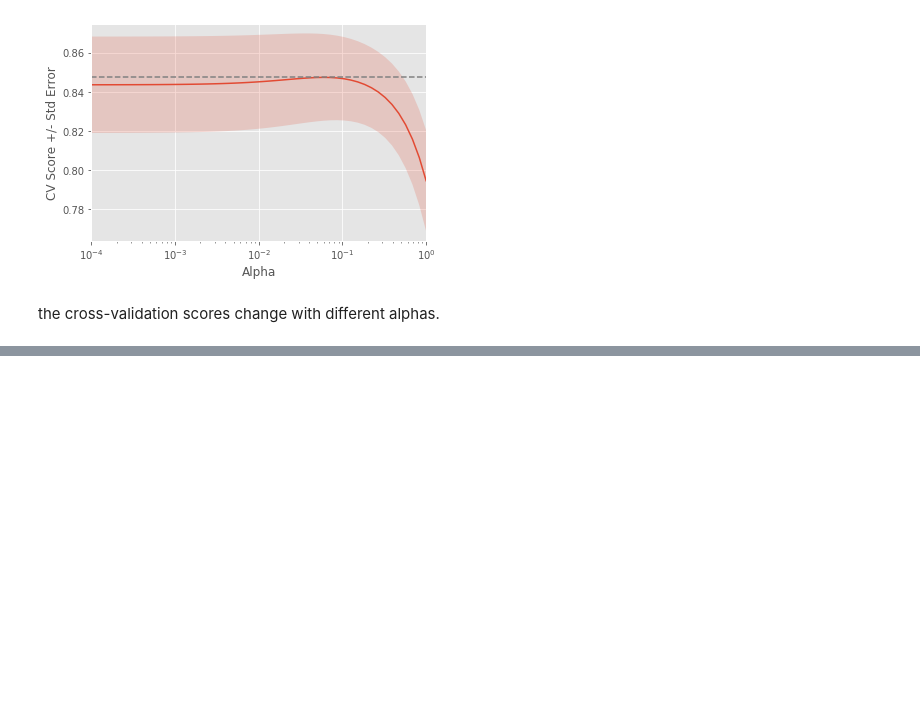
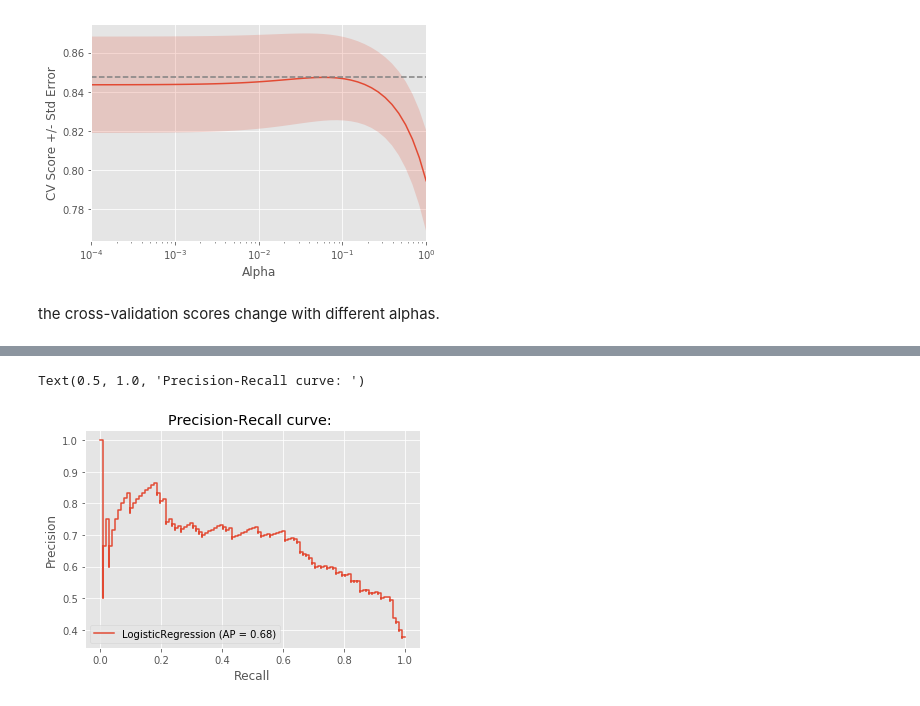
Before and after one commit to VictorOmondi1997/Supervised-Learning-with-scikit-learn, a Jupyter notebook: Supervised Learning with scikit-learn.ipynb, the cells around one changed output, grey strips where cells are left out. Drawn from its saved outputs; the diff is of its cells as text; code cells hidden in the pictures; blank space fills up the shorter version.

```diff
--- a/Supervised Learning with scikit-learn.ipynb
+++ b/Supervised Learning with scikit-learn.ipynb
@@ -1043,0 +1139,3 @@ the cross-validation scores change with different alphas.
+# %%
+pidd = pd.read_csv("datasets/pima_indians_diabetes_database.csv")
+pidd.head()
@@ -1043,0 +1151,19 @@ the cross-validation scores change with different alphas.
+# %%
+y_pidd = pidd.diabetes.values
+X_pidd = pidd.drop("diabetes", axis=1).values
+# %%
+# Create training and test set
+X_train_pidd, X_test_pidd, y_train_pidd, y_test_pidd = train_test_split(X_pidd, y_pidd, test_size=.4, random_state=42)
+
+# Instantiate a k-NN classifier: knn
+knn_pidd = KNeighborsClassifier(n_neighbors=6)
+
+# Fit the classifier to the training data
+knn_pidd.fit(X_train_pidd, y_train_pidd)
+
+# Predict the labels of the test data: y_pred
+y_pred_pidd = knn_pidd.predict(X_test_pidd)
+
+# Generate the confusion matrix and classification report
+print(confusion_matrix(y_test_pidd, y_pred_pidd))
+print(classification_report(y_test_pidd, y_pred_pidd))
@@ -1043,0 +1205,13 @@ the cross-validation scores change with different alphas.
+# %%
+# Create the classifier: logreg
+logreg_pidd = LogisticRegression()
+
+# Fit the classifier to the training data
+logreg_pidd.fit(X_train_pidd, y_train_pidd)
+
+# Predict the labels of the test set: y_pred
+y_pred_logreg_pidd = logreg_pidd.predict(X_test_pidd)
+
+# Compute and print the confusion matrix and classification report
+print(confusion_matrix(y_test_pidd, y_pred_logreg_pidd))
+print(classification_report(y_test_pidd, y_pred_logreg_pidd))
@@ -1043,0 +1247,6 @@ the cross-validation scores change with different alphas.
+# %%
+disp = plot_precision_recall_curve(logreg_pidd, X_test_pidd, y_test_pidd)
+disp.ax_.set_title('Precision-Recall curve: ')
+# %% [output]
+Text(0.5, 1.0, 'Precision-Recall curve: ')
+[figure, added]
```
Also changed, not shown: parts of 28 cells of this notebook.
